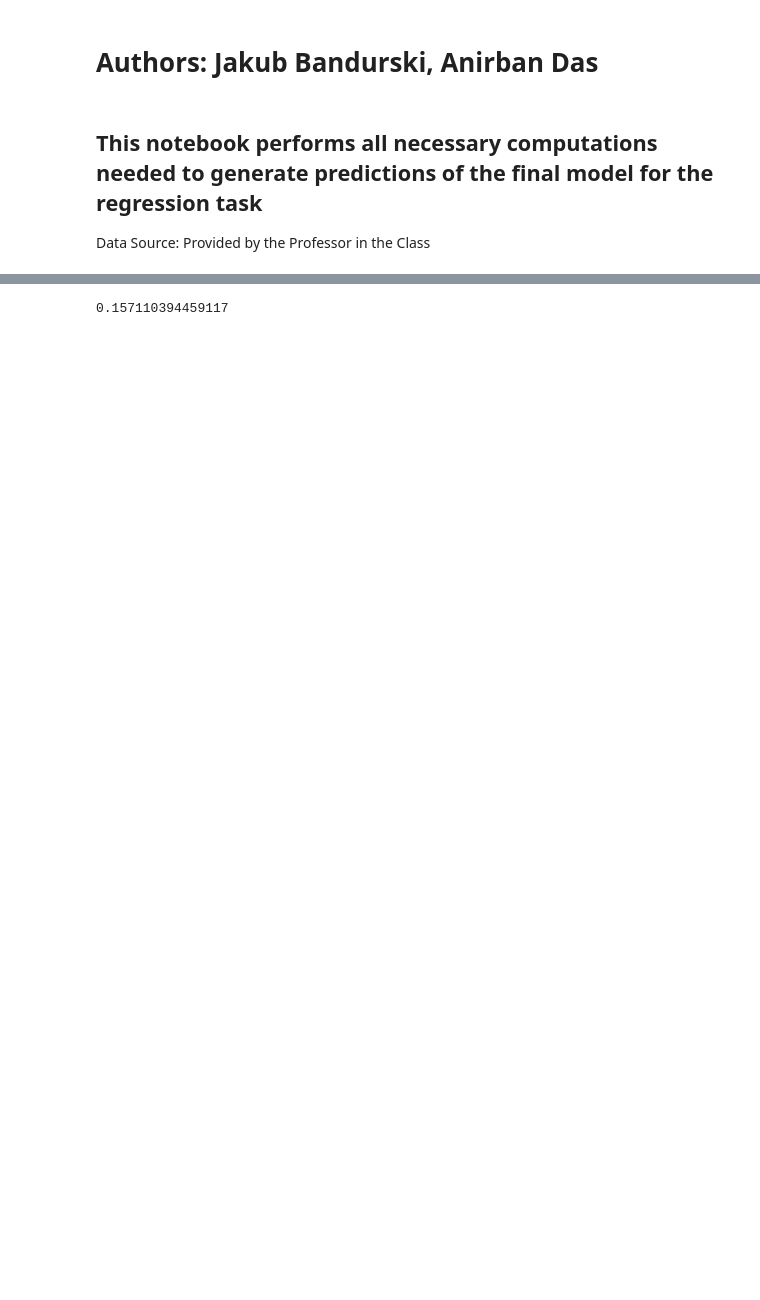
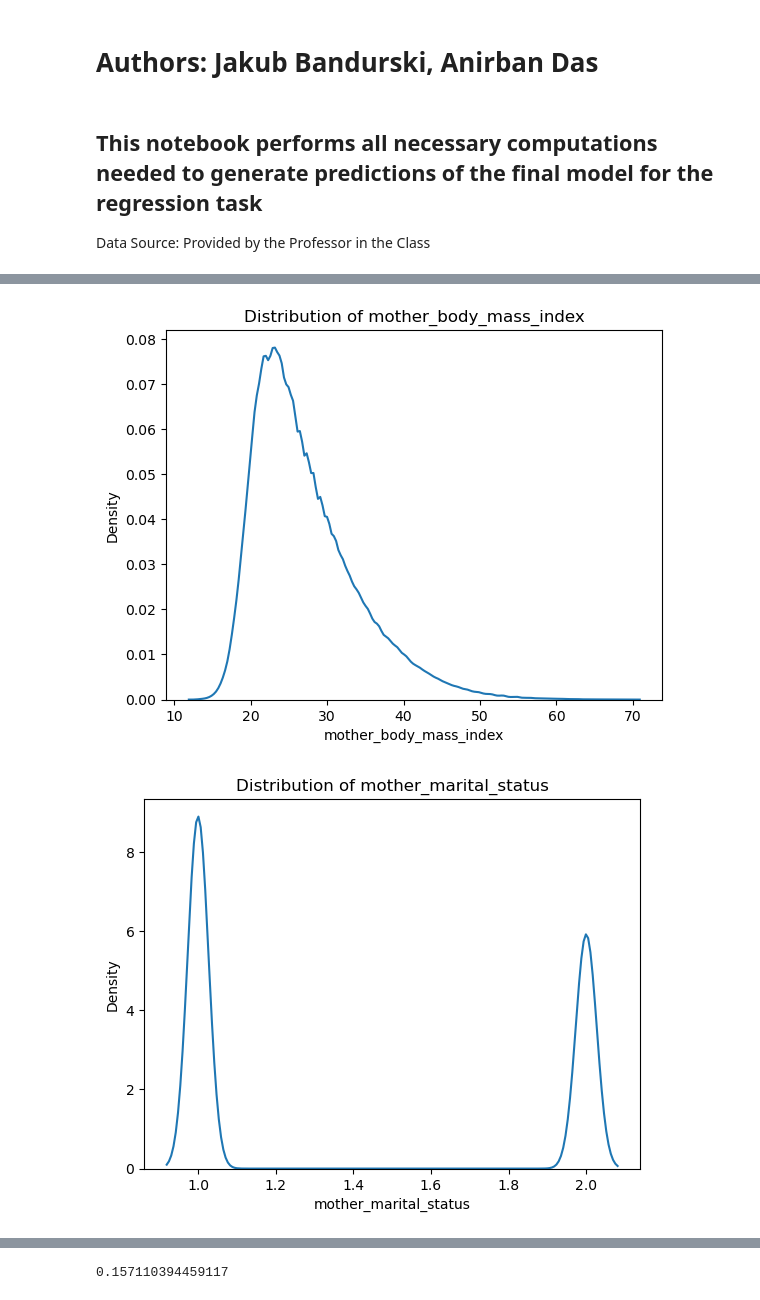
Before and after one commit to jtbandurski/ML-1-Project, a Jupyter notebook: Regression/Regression Final Model.ipynb, the cells around one changed output, grey strips where cells are left out. Saved outputs shown, nothing was run; the diff lists cells and outputs as text; code cells hidden in the pictures; blank space fills up the shorter version.

```diff
--- a/Regression/Regression Final Model.ipynb
+++ b/Regression/Regression Final Model.ipynb
@@ -18,0 +78,18 @@ from sklearn.metrics import make_scorer, mean_absolute_percentage_error
+# %%
+
+exclude_cols = ['previous_cesarean', 'newborn_gender']
+
+for col in df:
+    if col in exclude_cols:
+        continue  # skip this column
+
+    if df[col].dtype == 'object':
+        sns.countplot(x=col, data=df)
+    else:
+        sns.kdeplot(x=col, data=df)
+    plt.xlabel(col)
+    plt.title(f"Distribution of {col}")
+    plt.show()
+# %% [output]
+[figure, added]
+[figure, added]
```
Also changed, not shown: parts of 18 cells of this notebook, 1 other file.
